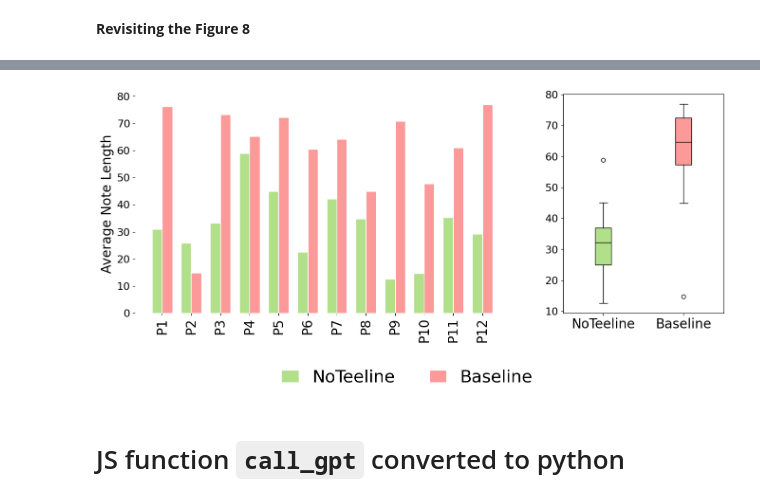
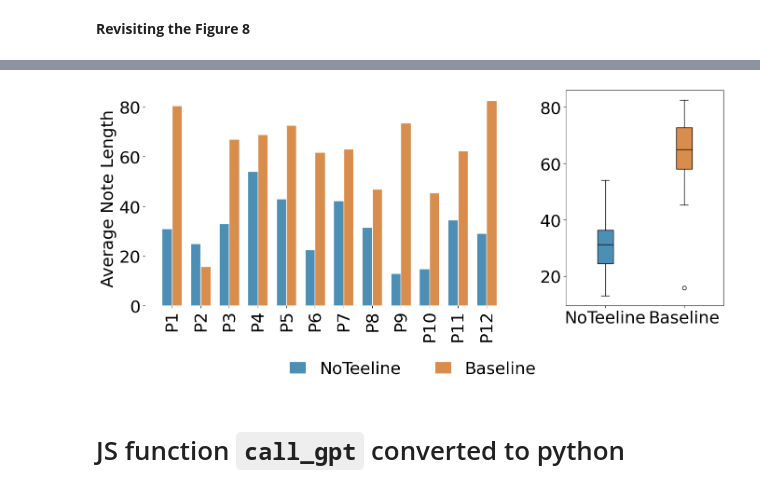
Before and after one commit to Abdus-Samee/NoTeeline, a Jupyter notebook: DataAnalysis/charts.ipynb, the cells around one changed output, grey strips where cells are left out. Drawn from its saved outputs; the diff is of its cells as text; code cells hidden in the pictures.

```diff
--- a/DataAnalysis/charts.ipynb
+++ b/DataAnalysis/charts.ipynb
@@ -841,3 +863,11 @@ chosen_cmap
+# %%
+plt.rc('font', size=26)  # Set the font size to 24 or any desired size for better visibility
+plt.rc('axes', titlesize=26)  # Set the font size for the axes title
+plt.rc('axes', labelsize=26)  # Set the font size for the x and y labels
+plt.rc('xtick', labelsize=26)  # Set the font size for the tick labels on the x-axis
+plt.rc('ytick', labelsize=26)  # Set the font size for the tick labels on the y-axis
+plt.rc('legend', fontsize=26)  # Set the font size for the legend
+plt.rc('figure', titlesize=26)  # Set the font size for the figure title
 # %%
 import matplotlib.pyplot as plt
 import numpy as np
@@ -859,8 +889,8 @@ barWidth = 0.3
 r1 = np.arange(len(labels))
 r2 = [x + bar_width for x in r1]
 
-ax1.bar(r1, noteeline_cnt, bar_width, label='NoTeeline', color=chosen_cmap(2), edgecolor='white')
-ax1.bar(r2, baseline_cnt, bar_width, label='Baseline', color=chosen_cmap(4), edgecolor='white')
+ax1.bar(r1, noteeline_cnt, bar_width, label='NoTeeline', color=(76/255, 142/255, 180/255), edgecolor='white')
+ax1.bar(r2, baseline_cnt, bar_width, label='Baseline', color=(217/255, 141/255, 76/255), edgecolor='white')
 
 ax1.set_xlabel('')
 ax1.set_ylabel('Total # of Note Points')
@@ -879,7 +909,7 @@ data = [noteeline_cnt, baseline_cnt]
 bp = ax2.boxplot(data, patch_artist=True, positions=[1, 2], widths=0.2)
 
 # Setting colors for the box plot
-colors = [chosen_cmap(2), chosen_cmap(4)]
+colors = [(76/255, 142/255, 180/255), (217/255, 141/255, 76/255)]
 for patch, color in zip(bp['boxes'], colors):
     patch.set_facecolor(color)
 
@@ -916,8 +946,8 @@ barWidth = 0.3
 r1 = np.arange(len(labels))
 r2 = [x + bar_width for x in r1]
 
-ax1.bar(r1, noteeline_time, bar_width, label='NoTeeline', color=chosen_cmap(2), edgecolor='white')
-ax1.bar(r2, baseline_time, bar_width, label='Baseline', color=chosen_cmap(4), edgecolor='white')
+ax1.bar(r1, noteeline_time, bar_width, label='NoTeeline', color=(76/255, 142/255, 180/255), edgecolor='white')
+ax1.bar(r2, baseline_time, bar_width, label='Baseline', color=(217/255, 141/255, 76/255), edgecolor='white')
 
 ax1.set_xlabel('')
 ax1.set_ylabel('Average Writing Time')
@@ -936,7 +966,7 @@ data = [noteeline_time, baseline_time]
 bp = ax2.boxplot(data, patch_artist=True, positions=[1, 2], widths=0.2)
 
 # Setting colors for the box plot
-colors = [chosen_cmap(2), chosen_cmap(4)]
+colors = [(76/255, 142/255, 180/255), (217/255, 141/255, 76/255)]
 for patch, color in zip(bp['boxes'], colors):
     patch.set_facecolor(color)
 
@@ -983,42 +1008,42 @@ barWidth = 0.3
 r1 = np.arange(len(labels))
 r2 = [x + bar_width for x in r1]
 
-ax1.bar(r1, noteeline_len, bar_width, label='NoTeeline', color=chosen_cmap(2), edgecolor='white')
-ax1.bar(r2, baseline_len, bar_width, label='Baseline', color=chosen_cmap(4), edgecolor='white')
+ax1.bar(r1, noteeline_len, bar_width, label='NoTeeline', color=(76/255, 142/255, 180/255), edgecolor='white')
+ax1.bar(r2, baseline_len, bar_width, label='Baseline', color=(217/255, 141/255, 76/255), edgecolor='white')
 
 ax1.set_xlabel('')
 ax1.set_ylabel('Average Note Length')
 ax1.set_xticks((r1 + r2) / 2)
 # ax1.set_yticks([])
 ax1.set_xticklabels(pids, rotation=90, ha='center')
 
 # Remove the box around ax1
 for spine in ax1.spines.values():
     spine.set_visible(False)
 # ax1.legend()
 ax1.legend(loc="lower left", bbox_to_anchor=(0.35, -0.4), ncol=2, frameon=False, handlelength=1)
 
 # Box Plot on ax2
 data = [noteeline_len, baseline_len]
 bp = ax2.boxplot(data, patch_artist=True, positions=[1, 2], widths=0.2)
 
 # Setting colors for the box plot
-colors = [chosen_cmap(2), chosen_cmap(4)]
+colors = [(76/255, 142/255, 180/255), (217/255, 141/255, 76/255)]
 for patch, color in zip(bp['boxes'], colors):
     patch.set_facecolor(color)
 
 # Optionally, customize the colors of other components as well
 for element in ['whiskers', 'caps', 'medians', 'fliers']:
     plt.setp(bp[element], color='black')
 
 ax2.set_xticklabels(['NoTeeline', 'Baseline'])
 ax2.set_ylabel('')
 # plt.box(False)
 # plt.tight_layout()
 plt.savefig('len_note_points_dist_alt.pdf', bbox_inches="tight")
 plt.show()
 # %% [output]
-[figure, old version]
+[figure, new version]
 # %%
 import matplotlib.pyplot as plt
 import numpy as np
```
Also changed, not shown: parts of 32 cells of this notebook, 1 other file.
